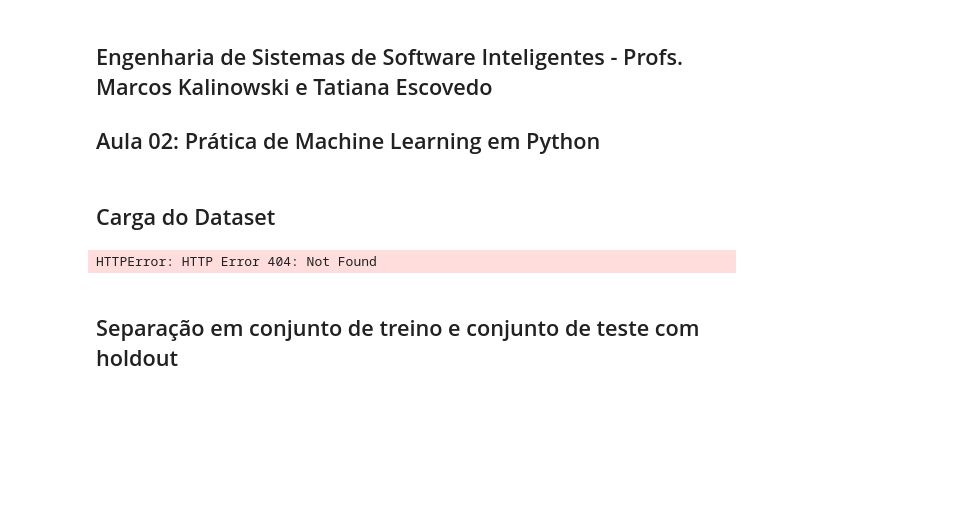
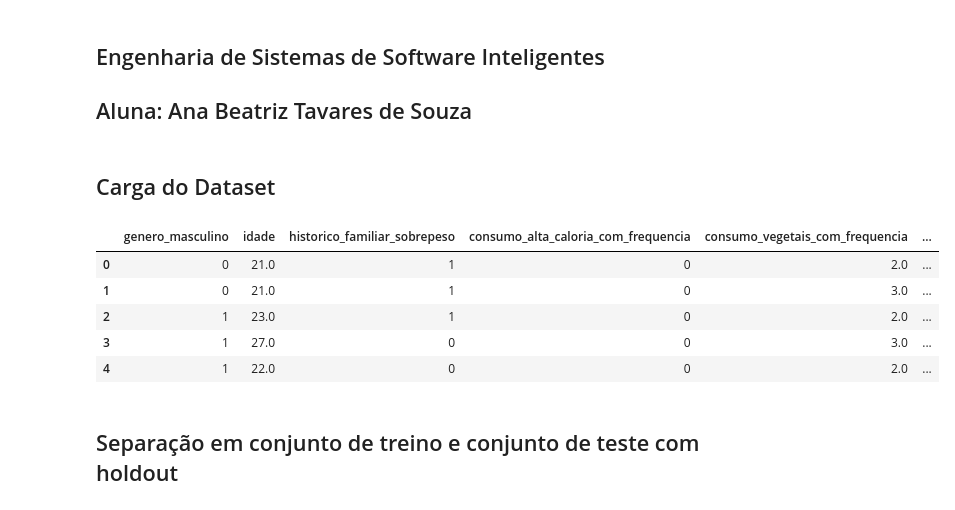
Before and after one commit to BeatrizTavare-s/MVP2-backend, a Jupyter notebook: MachineLearning/notebooks/Obesidade_Classification.ipynb, the cells around one changed output. Drawn from its saved outputs; the diff is of its cells as text; code cells hidden in the pictures; blank space fills up the shorter version.

```diff
--- a/MachineLearning/notebooks/Obesidade_Classification.ipynb
+++ b/MachineLearning/notebooks/Obesidade_Classification.ipynb
@@ -1,6 +1,6 @@
 # %% [markdown]
-## Engenharia de Sistemas de Software Inteligentes - Profs. Marcos Kalinowski e Tatiana Escovedo
-## Aula 02: Prática de Machine Learning em Python
+## Engenharia de Sistemas de Software Inteligentes
+## Aluna: Ana Beatriz Tavares de Souza
 # %%
 # configuração para não exibir os warnings
 import warnings
@@ -38,15 +38,20 @@ import seaborn as sns
 ## Carga do Dataset
 # %%
 # Informa a URL de importação do dataset
-url = "https://raw.githubusercontent.com/BeatrizTavare-s/mvp2-backend-teste/refs/heads/main/MachineLearning/data/dataset_obesidade_original.csv?token=GHSAT0AAAAAACXPOGRUEO5YYFFLSKQSJAA4ZXPGVJQ"
+url = "https://raw.githubusercontent.com/BeatrizTavare-s/MVP2-backend/refs/heads/main/MachineLearning/data/dataset_obesidade.csv"
 
 # Lê o arquivo
 dataset = pd.read_csv(url, delimiter=',')
 
 # Mostra as primeiras linhas do dataset
 dataset.head()
 # %% [output]
-HTTPError: HTTP Error 404: Not Found
+|  | genero_masculino | idade | historico_familiar_sobrepeso | consumo_alta_caloria_com_frequencia | consumo_vegetais_com_frequencia | ... |
+| 0 | 0 | 21.0 | 1 | 0 | 2.0 | ... |
+| 1 | 0 | 21.0 | 1 | 0 | 3.0 | ... |
+| 2 | 1 | 23.0 | 1 | 0 | 2.0 | ... |
+| 3 | 1 | 27.0 | 0 | 0 | 3.0 | ... |
+| 4 | 1 | 22.0 | 0 | 0 | 2.0 | ... |
 # %% [markdown]
 ## Separação em conjunto de treino e conjunto de teste com holdout
 # %%
```
Also changed, not shown: parts of 5 cells of this notebook, 5 other files.
